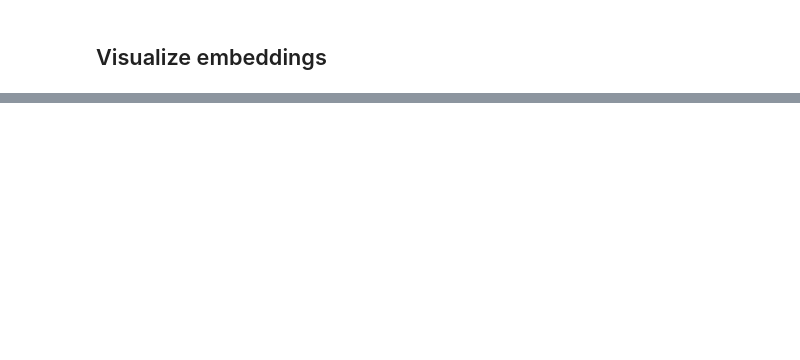
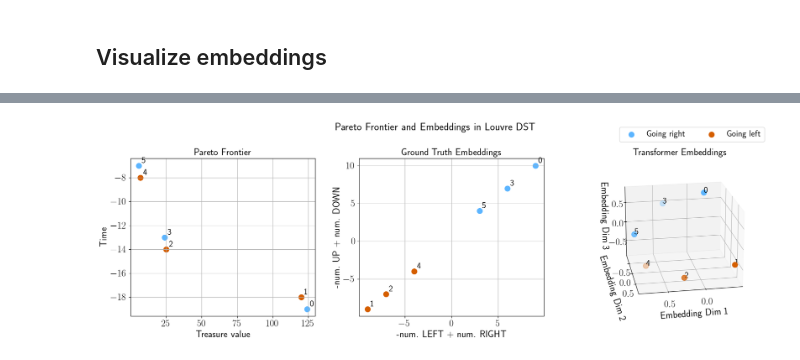
Before and after one commit to ffelten/Behavior-vs-Objective-Space, a Jupyter notebook: morl_behavior_objective/analysis/analysis_dst.ipynb, the cells around one changed output, grey strips where cells are left out. Saved outputs shown, nothing was run; the diff lists cells and outputs as text; code cells hidden in the pictures; blank space fills up the shorter version.

```diff
--- a/morl_behavior_objective/analysis/analysis_dst.ipynb
+++ b/morl_behavior_objective/analysis/analysis_dst.ipynb
@@ -394,3 +479,66 @@ plt.show()
+# %%
+fig = plt.figure(figsize=(18, 6))
+
+fig.suptitle("Pareto Frontier and Embeddings in Louvre DST", fontsize=20)
+
+# Define point groups
+left_indices = [1, 2, 4]  # Going left (orange)
+right_indices = [i for i in range(len(sorted_pf_lr_gt)) if i not in left_indices]  # Going right (blue)
+
+# 2D scatter for returns (use sorted version)
+ax2 = fig.add_subplot(131)
+ax2.scatter(sorted_pf_louvre_gt[right_indices,0], sorted_pf_louvre_gt[right_indices,1],
+            c=colors[0], marker="o", label="Going right", s=100)
+ax2.scatter(sorted_pf_louvre_gt[left_indices,0], sorted_pf_louvre_gt[left_indices,1],
+            c=colors[1], marker="o", label="Going left", s=100)
+ax2.set_title("Pareto Frontier")
+ax2.set_xlabel("Treasure value")
+ax2.grid(True)
+ax2.set_ylabel("Time")
+# Add numbered labels
+for i in range(len(sorted_pf_louvre_gt)):
+    ax2.annotate(str(i), (sorted_pf_louvre_gt[i,0], sorted_pf_louvre_gt[i,1]), xytext=(5, 5), textcoords="offset points", fontsize=16)
+
+# 2D scatter for ground truth embeddings (use sorted version)
+ax3 = fig.add_subplot(132)
+ax3.scatter(sorted_emb_louvre_gt[right_indices,0], sorted_emb_louvre_gt[right_indices,1],
+            c=colors[0], marker="o", label="Going right", s=100)
+ax3.scatter(sorted_emb_louvre_gt[left_indices,0], sorted_emb_louvre_gt[left_indices,1],
+            c=colors[1], marker="o", label="Going left", s=100)
+ax3.set_title("Ground Truth Embeddings")
+ax3.set_xlabel("-num. LEFT + num. RIGHT")
+ax3.set_ylabel("-num. UP + num. DOWN")
+ax3.grid(True)
+# Add numbered labels
+for i in range(len(sorted_emb_louvre_gt)):
+    ax3.annotate(str(i), (sorted_emb_louvre_gt[i,0], sorted_emb_louvre_gt[i,1]), xytext=(5, 5), textcoords="offset points", fontsize=16)
+
+# 3D scatter for transformer embeddings (use sorted version)
+ax1 = fig.add_subplot(133, projection="3d")
+ax1.scatter(sorted_emb_louvre_t[right_indices,0], sorted_emb_louvre_t[right_indices,1], sorted_emb_louvre_t[right_indices,2],
+            c=colors[0], marker="o", label="Going right", s=100)
+ax1.scatter(sorted_emb_louvre_t[left_indices,0], sorted_emb_louvre_t[left_indices,1], sorted_emb_louvre_t[left_indices,2],
+            c=colors[1], marker="o", label="Going left", s=100)
+ax1.set_title("Transformer Embeddings")
+ax1.set_xlabel("Embedding Dim 1", labelpad=10)
+ax1.set_ylabel("Embedding Dim 2", labelpad=10)
+ax1.set_zlabel("Embedding Dim 3", labelpad=10)
+ax1.grid(True)
+# change view
+ax1.view_init(elev=20, azim=80)
+# Add numbered labels
+for i in range(len(sorted_emb_louvre_t)):
+    ax1.text(sorted_emb_louvre_t[i,0], sorted_emb_louvre_t[i,1], sorted_emb_louvre_t[i,2], str(i), fontsize=16)
+
+# Create a single legend for the entire figure
+handles, labels = ax2.get_legend_handles_labels()
+fig.legend(handles, labels, loc="upper right", bbox_to_anchor=(0.98, 0.98), ncol=2)
+
+plt.tight_layout()
+plt.savefig("pareto_front_embeddings_louvre.pdf")
+plt.show()
+# %% [output]
+[figure, added]
 # %%
 fig = plt.figure(figsize=(18, 6))
 
```
Also changed, not shown: parts of 8 cells of this notebook, 4 other files.
